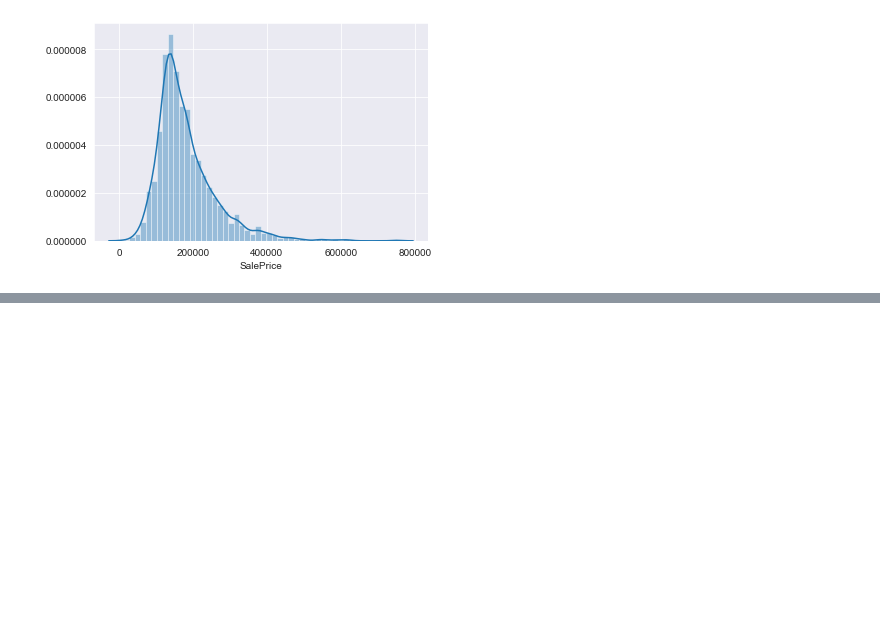
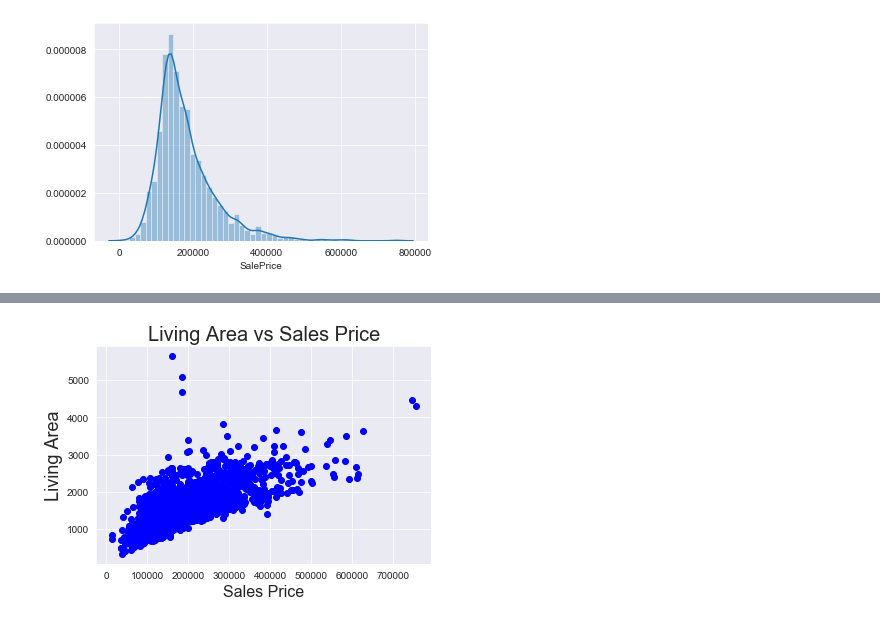
Before and after one commit to agrawalnaman/cmpe255-group8-housing-price-prediction, a Jupyter notebook: Housing Price Prediction Project.ipynb, the cells around one changed output, grey strips where cells are left out. Cells and saved outputs as stored; diff of their text form; code cells hidden in the pictures; blank space fills up the shorter version.

```diff
--- a/Housing Price Prediction Project.ipynb
+++ b/Housing Price Prediction Project.ipynb
@@ -89,0 +137,9 @@ Skewness of Data: 1.7435000757376466
+# %%
+#Living Area vs Sales Price
+plt.scatter(df_train['SalePrice'],df_train['GrLivArea'],c = 'blue')
+plt.title('Living Area vs Sales Price', fontsize=20)
+plt.ylabel('Living Area', fontsize=18)
+plt.xlabel('Sales Price', fontsize=16)
+plt.show()
+# %% [output]
+[figure, added]
```
Also changed, not shown: parts of 5 cells of this notebook.
